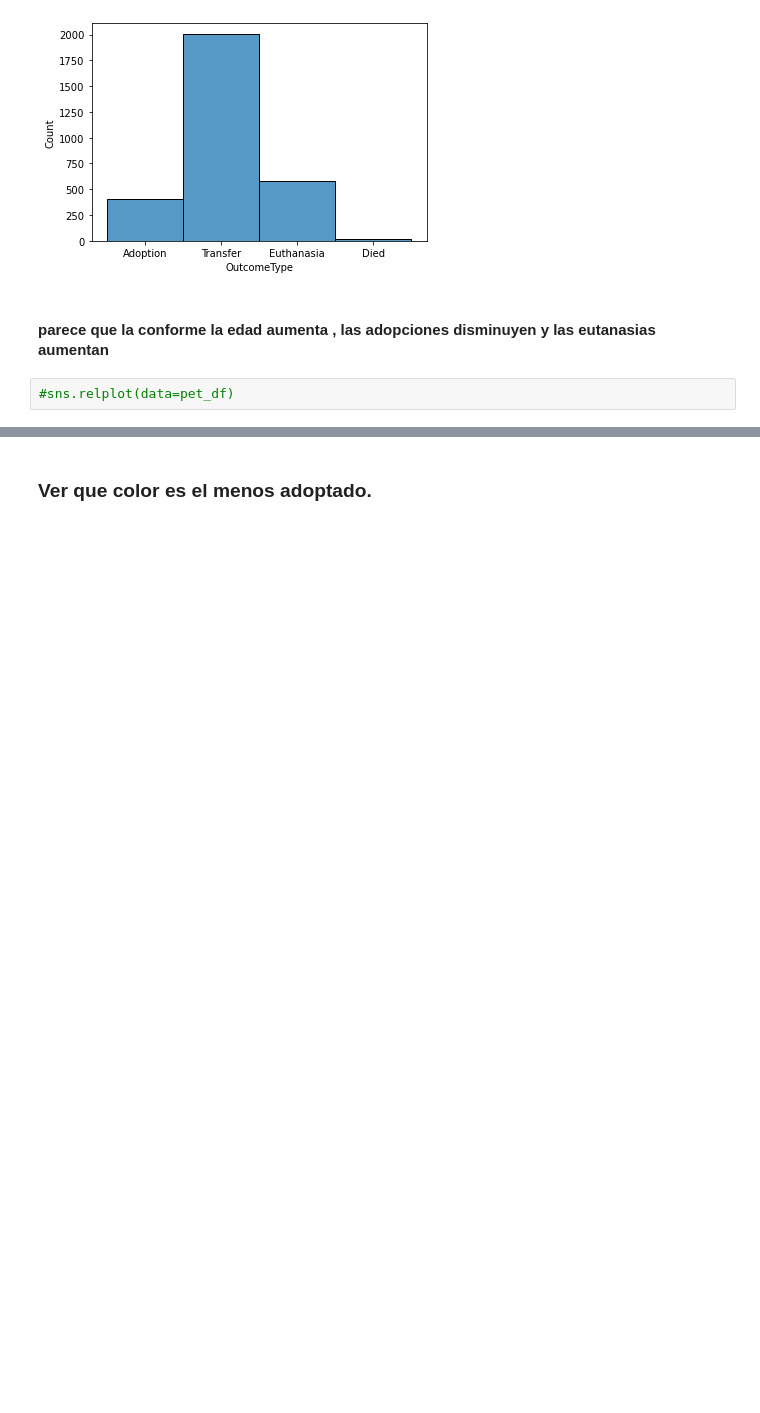
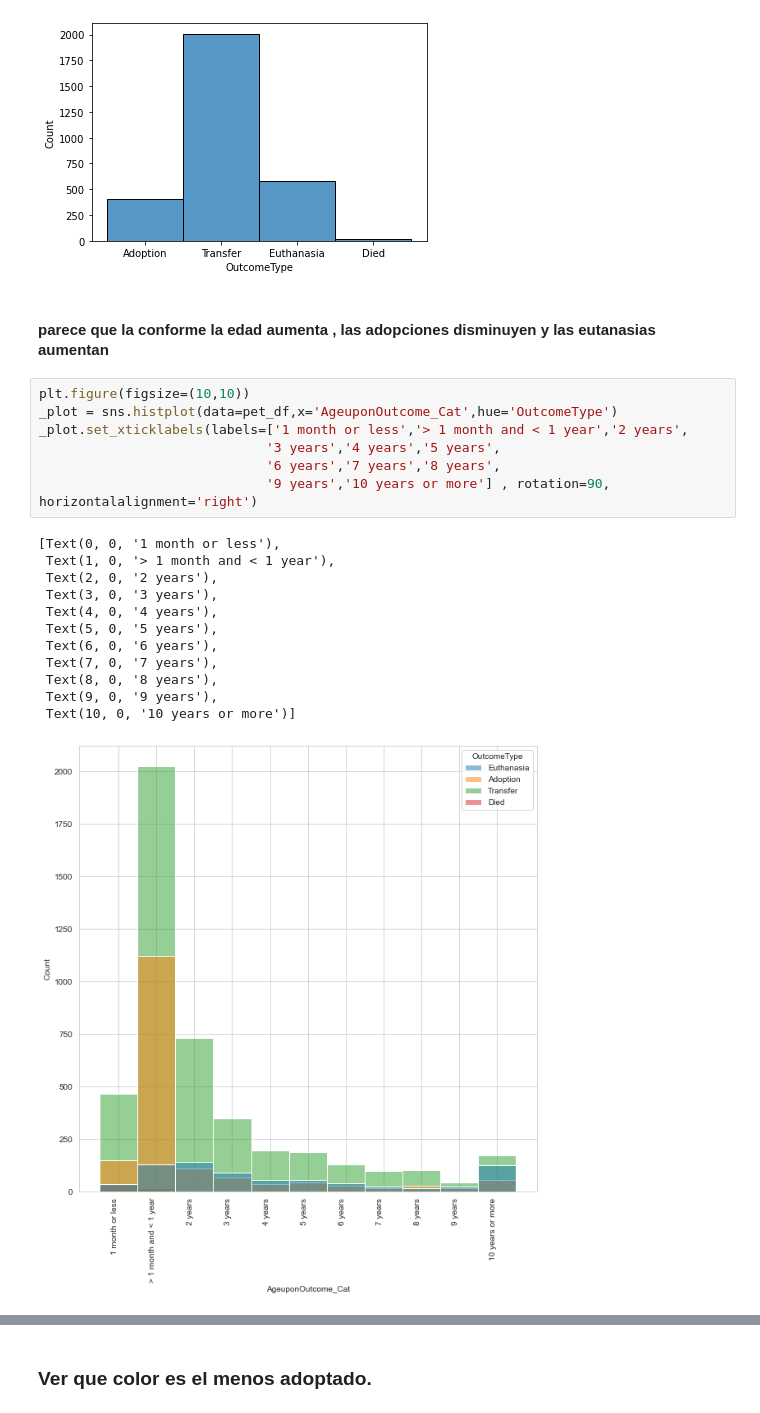
Before and after one commit to ironhack-bcn-data-pt/PR05-project-statistical-analysis, a Jupyter notebook: Project_05_pets.ipynb, the cells around one changed output, grey strips where cells are left out. Saved outputs shown, nothing was run; the diff lists cells and outputs as text; blank space fills up the shorter version.

Commit message:
added correlation between age and outcometype

```diff
--- a/Project_05_pets.ipynb
+++ b/Project_05_pets.ipynb
@@ -279,5 +279,23 @@ sns.histplot(data=pet_df[pet_df['AgeuponOutcome_Cat'].isin(['2 years','3 years',
 [figure]
 # %% [markdown]
 #### parece que la conforme la edad aumenta ,  las adopciones disminuyen y las eutanasias aumentan
-# %%
-#sns.relplot(data=pet_df)
+# %%
+plt.figure(figsize=(10,10))
+_plot = sns.histplot(data=pet_df,x='AgeuponOutcome_Cat',hue='OutcomeType')
+_plot.set_xticklabels(labels=['1 month or less','> 1 month and < 1 year','2 years',
+                             '3 years','4 years','5 years',
+                             '6 years','7 years','8 years',
+                             '9 years','10 years or more'] , rotation=90, horizontalalignment='right')
+# %% [output]
+[Text(0, 0, '1 month or less'),
+ Text(1, 0, '> 1 month and < 1 year'),
+ Text(2, 0, '2 years'),
+ Text(3, 0, '3 years'),
+ Text(4, 0, '4 years'),
+ Text(5, 0, '5 years'),
+ Text(6, 0, '6 years'),
+ Text(7, 0, '7 years'),
+ Text(8, 0, '8 years'),
+ Text(9, 0, '9 years'),
+ Text(10, 0, '10 years or more')]
+[figure, added]
```
Also changed, not shown: parts of 6 cells of this notebook.
